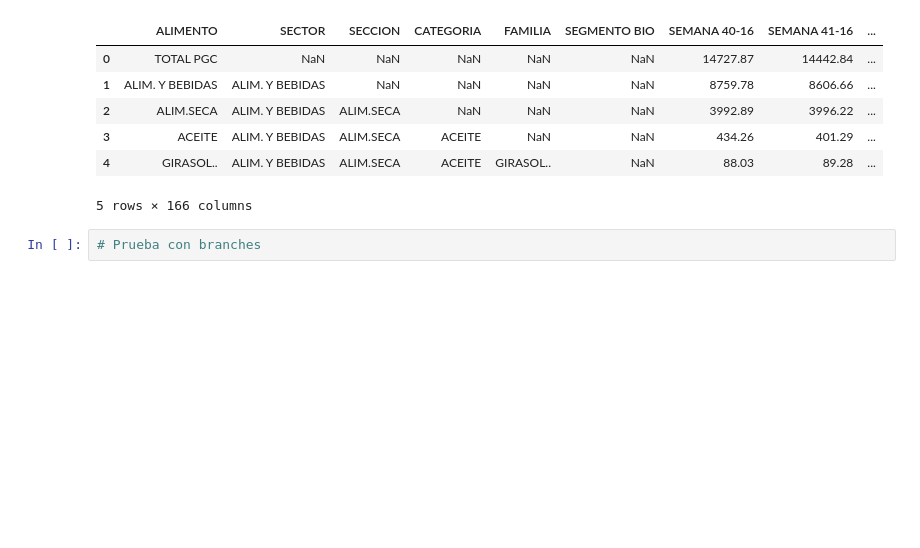
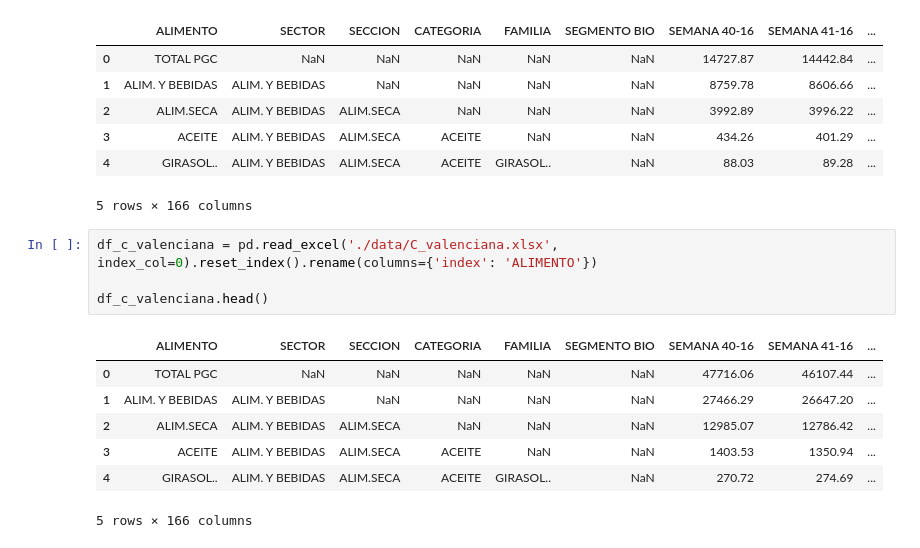
Before and after one commit to jftamaral/DSC-TFM-ImpactoAlimentacionSaludPersonas, a Jupyter notebook: TFM - Impacto de la alimentación sobre la salud de las personas.ipynb, the cells around one changed output. Drawn from its saved outputs; the diff is of its cells as text; blank space fills up the shorter version.

Commit message:
Add C_Valenciana Data

```diff
--- a/TFM - Impacto de la alimentación sobre la salud de las personas.ipynb
+++ b/TFM - Impacto de la alimentación sobre la salud de las personas.ipynb
@@ -71,5 +71,15 @@ df_baleares.head()
 | 3 | ACEITE | ALIM. Y BEBIDAS | ALIM.SECA | ACEITE | NaN | NaN | 434.26 | 401.29 | ... |
 | 4 | GIRASOL.. | ALIM. Y BEBIDAS | ALIM.SECA | ACEITE | GIRASOL.. | NaN | 88.03 | 89.28 | ... |
 5 rows × 166 columns
-# %%
-# Prueba con branches
+# %%
+df_c_valenciana = pd.read_excel('./data/C_valenciana.xlsx', index_col=0).reset_index().rename(columns={'index': 'ALIMENTO'})
+
+df_c_valenciana.head()
+# %% [output]
+|  | ALIMENTO | SECTOR | SECCION | CATEGORIA | FAMILIA | SEGMENTO BIO | SEMANA 40-16 | SEMANA 41-16 | ... |
+| 0 | TOTAL PGC | NaN | NaN | NaN | NaN | NaN | 47716.06 | 46107.44 | ... |
+| 1 | ALIM. Y BEBIDAS | ALIM. Y BEBIDAS | NaN | NaN | NaN | NaN | 27466.29 | 26647.20 | ... |
+| 2 | ALIM.SECA | ALIM. Y BEBIDAS | ALIM.SECA | NaN | NaN | NaN | 12985.07 | 12786.42 | ... |
+| 3 | ACEITE | ALIM. Y BEBIDAS | ALIM.SECA | ACEITE | NaN | NaN | 1403.53 | 1350.94 | ... |
+| 4 | GIRASOL.. | ALIM. Y BEBIDAS | ALIM.SECA | ACEITE | GIRASOL.. | NaN | 270.72 | 274.69 | ... |
+5 rows × 166 columns
```
